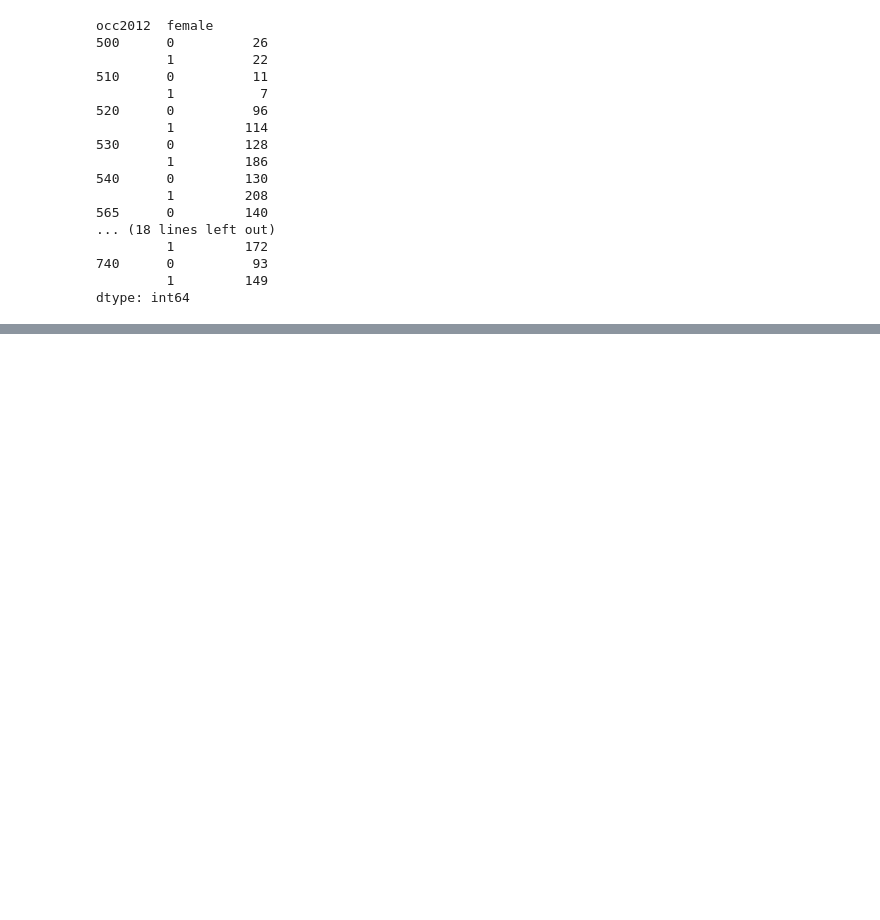
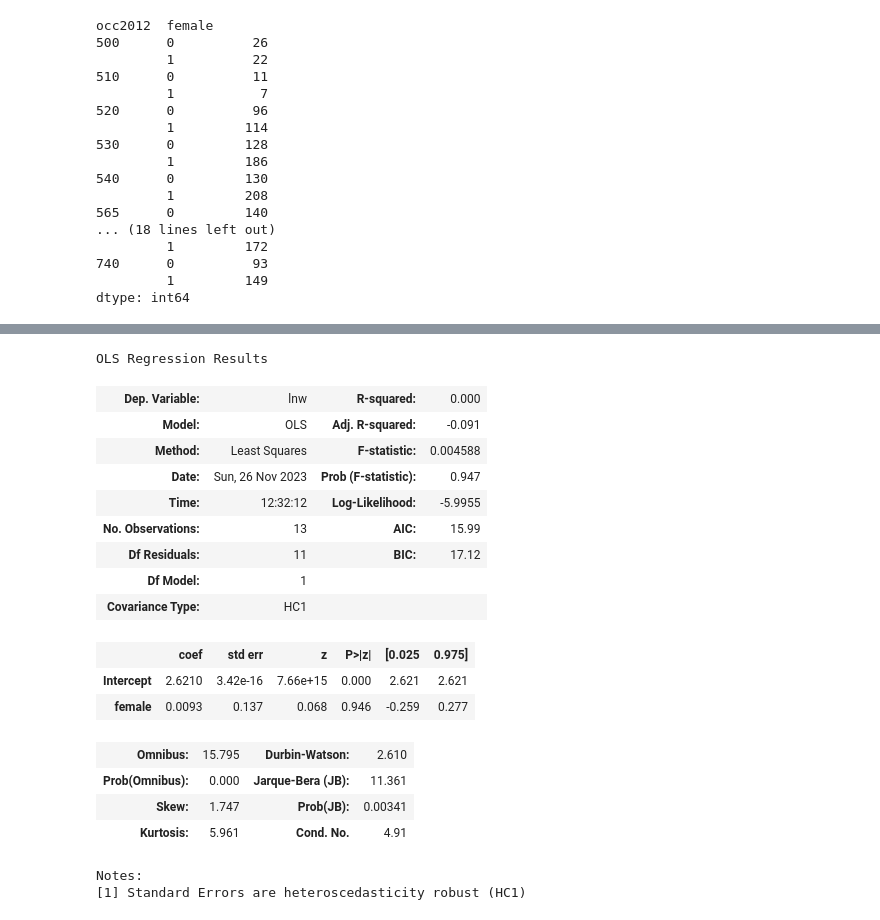
Before and after one commit to Jk33033/Data_Analysis2, a Jupyter notebook: assignment1.ipynb, the cells around one changed output, grey strips where cells are left out. Cells and saved outputs as stored; diff of their text form; code cells hidden in the pictures; blank space fills up the shorter version.

```diff
--- a/assignment1.ipynb
+++ b/assignment1.ipynb
@@ -131 +151,28 @@ Notes:
+# %%
+reg1 = smf.ols(formula="lnw~female", data=data1).fit(cov_type="HC1")
+reg1.summary()
+
+#The result is:
+#|t| = 0.068 < 1.96, which means it is not statistically significant.
+#p = 0.946 > 0.05, which means it is not statistically significant.
+# %% [output]
+OLS Regression Results
+| Dep. Variable: | lnw | R-squared: | 0.000 |
+| Model: | OLS | Adj. R-squared: | -0.091 |
+| Method: | Least Squares | F-statistic: | 0.004588 |
+| Date: | Sun, 26 Nov 2023 | Prob (F-statistic): | 0.947 |
+| Time: | 12:32:12 | Log-Likelihood: | -5.9955 |
+| No. Observations: | 13 | AIC: | 15.99 |
+| Df Residuals: | 11 | BIC: | 17.12 |
+| Df Model: | 1 |  |  |
+| Covariance Type: | HC1 |  |  |
+|  | coef | std err | z | P>|z| | [0.025 | 0.975] |
+| Intercept | 2.6210 | 3.42e-16 | 7.66e+15 | 0.000 | 2.621 | 2.621 |
+| female | 0.0093 | 0.137 | 0.068 | 0.946 | -0.259 | 0.277 |
+| Omnibus: | 15.795 | Durbin-Watson: | 2.610 |
+| Prob(Omnibus): | 0.000 | Jarque-Bera (JB): | 11.361 |
+| Skew: | 1.747 | Prob(JB): | 0.00341 |
+| Kurtosis: | 5.961 | Cond. No. | 4.91 |
+Notes:
+[1] Standard Errors are heteroscedasticity robust (HC1)
 # %%
```
Also changed, not shown: parts of 13 cells of this notebook, 4 other files.
